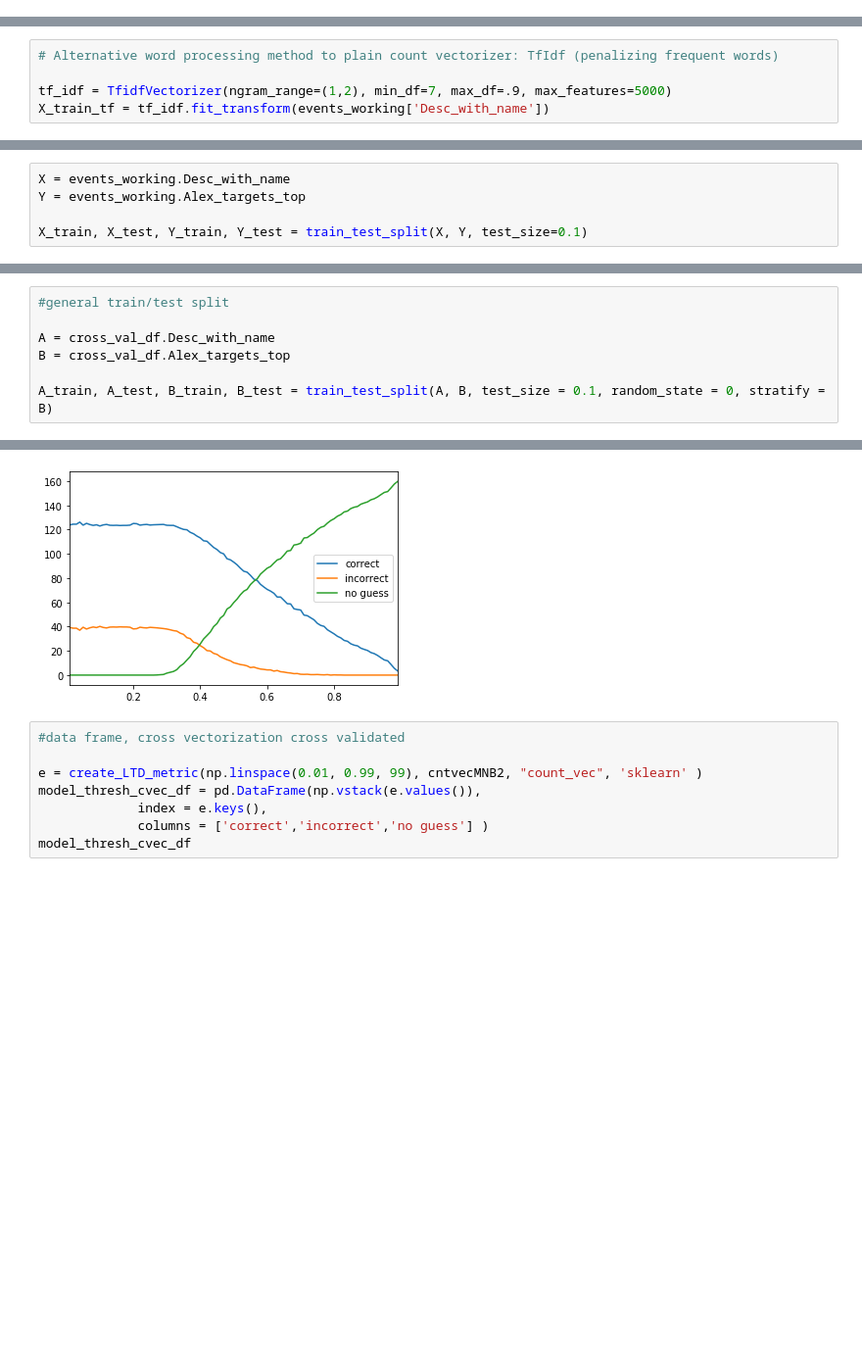
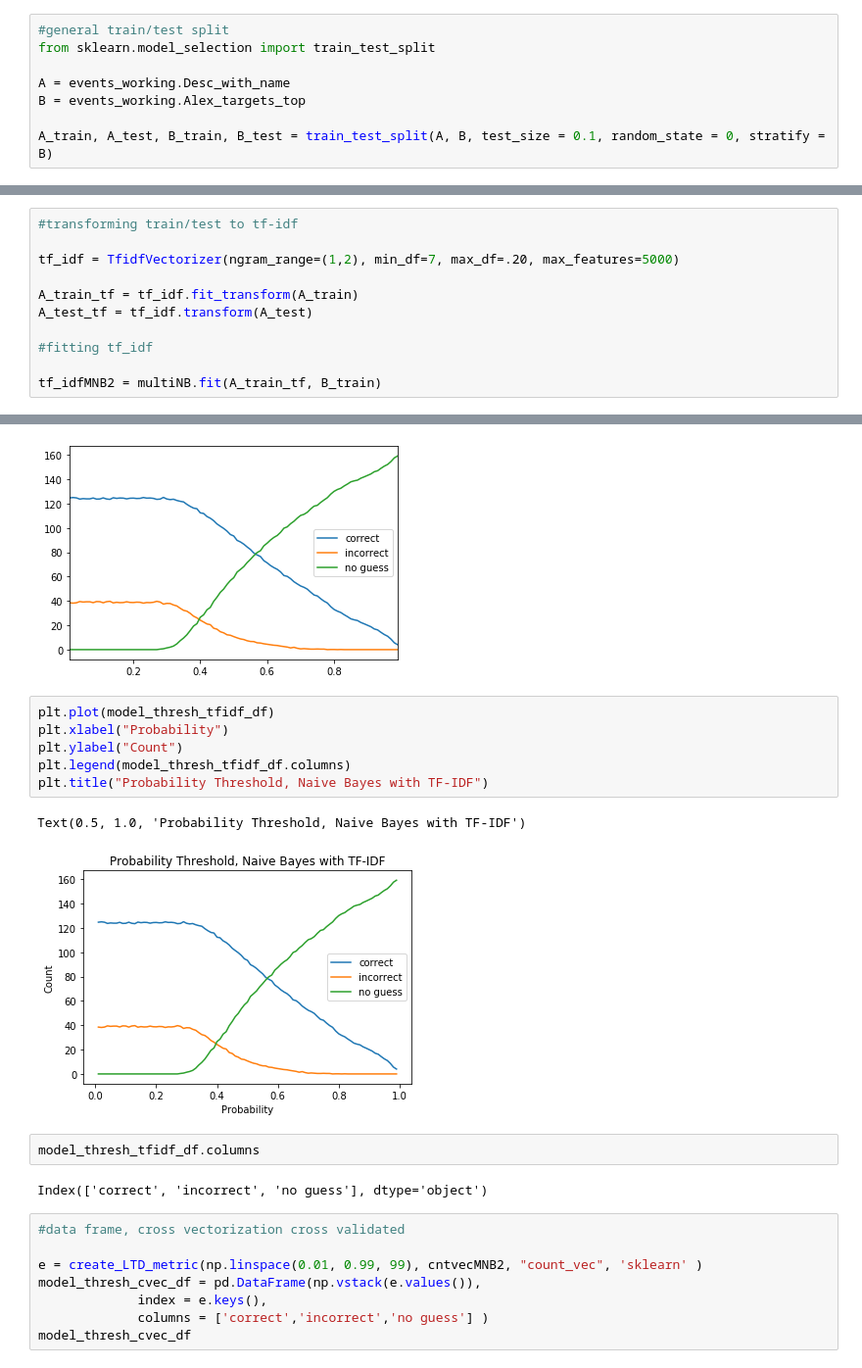
Before and after one commit to arishty/capstone, a Jupyter notebook: Event_Processing_Models_With_Thresholds.ipynb, the cells around one changed output, grey strips where cells are left out. Shown at 98% size. Cells and saved outputs as stored; diff of their text form; blank space fills up the shorter version.

```diff
--- a/Event_Processing_Models_With_Thresholds.ipynb
+++ b/Event_Processing_Models_With_Thresholds.ipynb
@@ -177,6 +177,14 @@ plt.show()
 from sklearn.feature_extraction.text import CountVectorizer
 from sklearn.naive_bayes import MultinomialNB
 from sklearn.feature_extraction.text import TfidfVectorizer
+# %%
+#general train/test split
+from sklearn.model_selection import train_test_split
+
+A = events_working.Desc_with_name
+B = events_working.Alex_targets_top
+
+A_train, A_test, B_train, B_test = train_test_split(A, B, test_size = 0.1, random_state = 0, stratify = B)
 # %%
 # Creates column that only includes first event label in list when multiple are present
 
@@ -231,5 +242,11 @@ Name: Alex_targets, dtype: object
 # %%
-# Alternative word processing method to plain count vectorizer: TfIdf (penalizing frequent words)
+#transforming train/test to tf-idf
 
-tf_idf = TfidfVectorizer(ngram_range=(1,2), min_df=7, max_df=.9, max_features=5000)
-X_train_tf = tf_idf.fit_transform(events_working['Desc_with_name'])
+tf_idf = TfidfVectorizer(ngram_range=(1,2), min_df=7, max_df=.20, max_features=5000)
+
+A_train_tf = tf_idf.fit_transform(A_train)
+A_test_tf = tf_idf.transform(A_test)
+
+#fitting tf_idf
+
+tf_idfMNB2 = multiNB.fit(A_train_tf, B_train)
@@ -444,5 +467,0 @@ from sklearn.model_selection import train_test_split
-# %%
-X = events_working.Desc_with_name
-Y = events_working.Alex_targets_top
-
-X_train, X_test, Y_train, Y_test = train_test_split(X, Y, test_size=0.1)
@@ -602,7 +467,0 @@ cross_val_df
-# %%
-#general train/test split
-
-A = cross_val_df.Desc_with_name
-B = cross_val_df.Alex_targets_top
-
-A_train, A_test, B_train, B_test = train_test_split(A, B, test_size = 0.1, random_state = 0, stratify = B)
@@ -1096,6 +837,19 @@ model_thresh_tfidf_df.plot()
 # %% [output]
 <matplotlib.axes._subplots.AxesSubplot at 0x...>
 [figure]
+# %%
+plt.plot(model_thresh_tfidf_df)
+plt.xlabel("Probability")
+plt.ylabel("Count")
+plt.legend(model_thresh_tfidf_df.columns)
+plt.title("Probability Threshold, Naive Bayes with TF-IDF")
+# %% [output]
+Text(0.5, 1.0, 'Probability Threshold, Naive Bayes with TF-IDF')
+[figure, added]
+# %%
+model_thresh_tfidf_df.columns
+# %% [output]
+Index(['correct', 'incorrect', 'no guess'], dtype='object')
 # %%
 #data frame, cross vectorization cross validated
 
```
Also changed, not shown: parts of 46 cells of this notebook.
